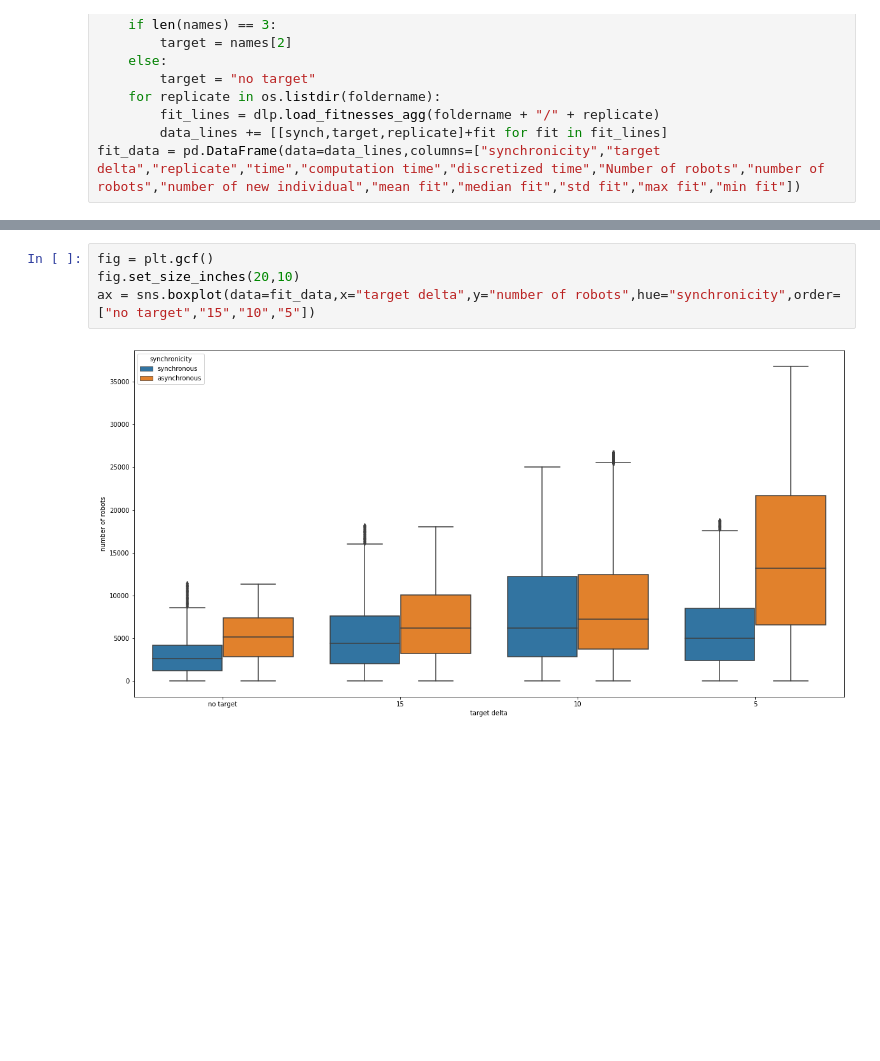
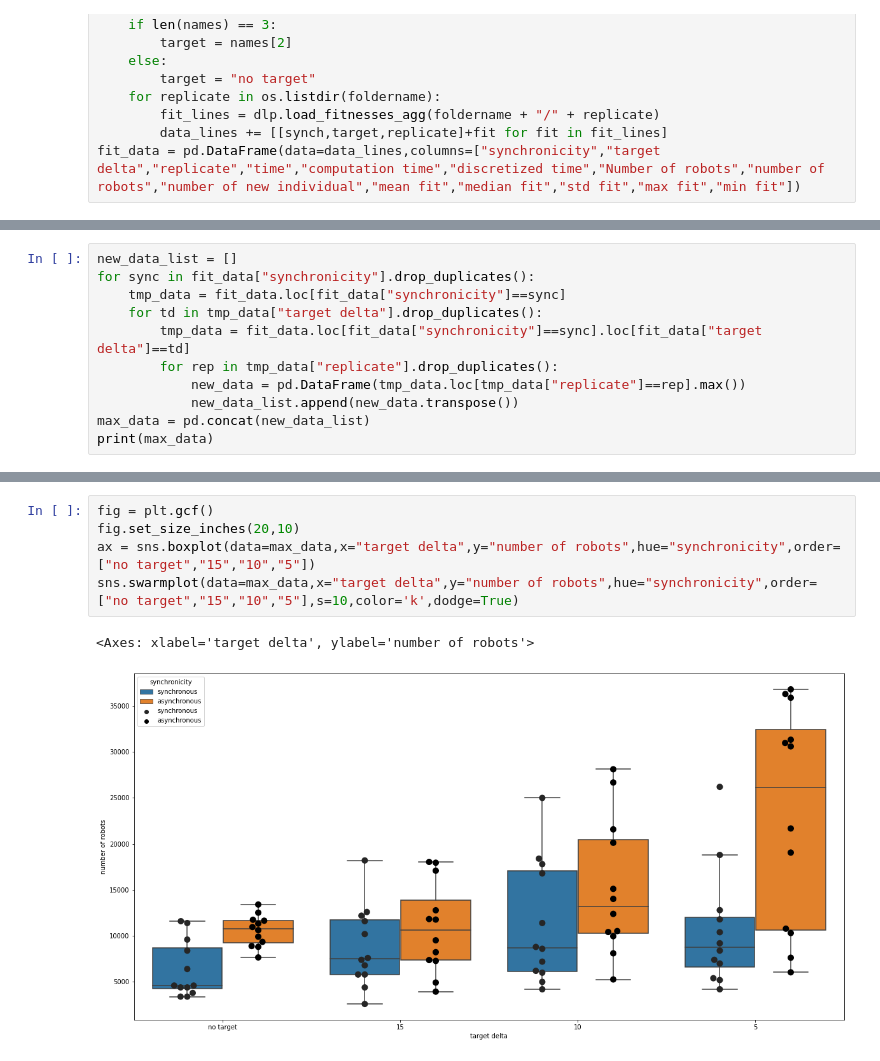
Before and after one commit to LeniLeGoff/py_async_ea, a Jupyter notebook: plotting/m2w_analysis_2.ipynb, the cells around one changed output, grey strips where cells are left out. Saved outputs shown, nothing was run; the diff lists cells and outputs as text; blank space fills up the shorter version.

```diff
--- a/plotting/m2w_analysis_2.ipynb
+++ b/plotting/m2w_analysis_2.ipynb
@@ -84,0 +125,11 @@ Text(0, 0.5, 'number of robots')
+# %%
+new_data_list = []
+for sync in fit_data["synchronicity"].drop_duplicates():
+    tmp_data = fit_data.loc[fit_data["synchronicity"]==sync]
+    for td in tmp_data["target delta"].drop_duplicates():
+        tmp_data = fit_data.loc[fit_data["synchronicity"]==sync].loc[fit_data["target delta"]==td]
+        for rep in tmp_data["replicate"].drop_duplicates():
+            new_data = pd.DataFrame(tmp_data.loc[tmp_data["replicate"]==rep].max())
+            new_data_list.append(new_data.transpose())
+max_data = pd.concat(new_data_list)
+print(max_data)
@@ -85,6 +154,8 @@ Text(0, 0.5, 'number of robots')
 # %%
 fig = plt.gcf()
 fig.set_size_inches(20,10)
-ax = sns.boxplot(data=fit_data,x="target delta",y="number of robots",hue="synchronicity",order=["no target","15","10","5"])
+ax = sns.boxplot(data=max_data,x="target delta",y="number of robots",hue="synchronicity",order=["no target","15","10","5"])
+sns.swarmplot(data=max_data,x="target delta",y="number of robots",hue="synchronicity",order=["no target","15","10","5"],s=10,color='k',dodge=True)
 # %% [output]
+<Axes: xlabel='target delta', ylabel='number of robots'>
-[figure, old version]
+[figure, new version]
```
Also changed, not shown: parts of 27 cells of this notebook, 1 other file.
